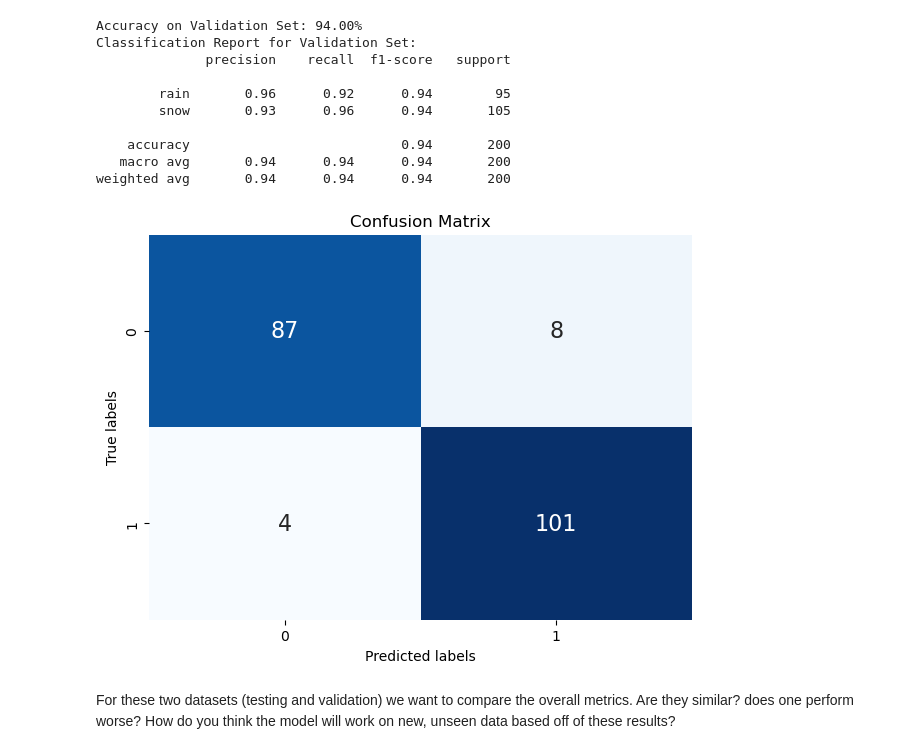
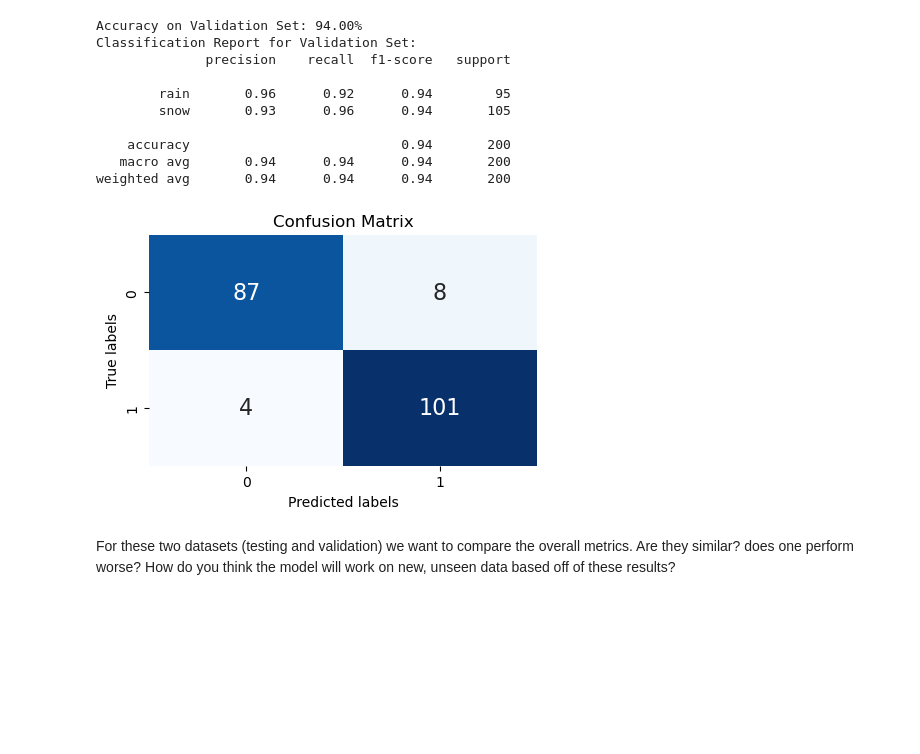
Before and after one commit to projectpythia-mystmd/ptype-ml-cookbook, a Jupyter notebook: notebooks/ptype_ml.ipynb, the cells around one changed output. Saved outputs shown, nothing was run; the diff lists cells and outputs as text; code cells hidden in the pictures; blank space fills up the shorter version.

```diff
--- a/notebooks/ptype_ml.ipynb
+++ b/notebooks/ptype_ml.ipynb
@@ -13,7 +13,7 @@ We will do imports as they come in the notebook. I am happy to move them all to
 # %% [markdown]
 This could have been a .csv as well
 # %%
-df = pd.read_parquet('0_data/ptype_sampled.parquet')
+df = pd.read_parquet('../0_data/ptype_sampled.parquet')
 df.shape
 # %% [output]
 (2000, 6)
@@ -253,18 +249,18 @@ weighted avg       0.94      0.94      0.94       200
 # %%
 cm_val = confusion_matrix(y_val, y_val_pred)
 # %%
-plt.figure(figsize=(7, 5))
+plt.figure(figsize=(5, 3))
 sns.heatmap(cm_val, annot=True, cmap='Blues', fmt='g',annot_kws={"size": 16}, cbar=False)
 
 # Add labels and title
 plt.xlabel('Predicted labels')
 plt.ylabel('True labels')
 plt.title('Confusion Matrix')
 
 # Show plot
 plt.show()
 # %% [output]
-[figure, old version]
+[figure, new version]
 # %% [markdown]
 For these two datasets (testing and validation) we want to compare the overall metrics. Are they similar? does one perform worse? How do you think the model will work on new, unseen data based off of these results?
 # %% [markdown]
```
Also changed, not shown: parts of 5 cells of this notebook.
